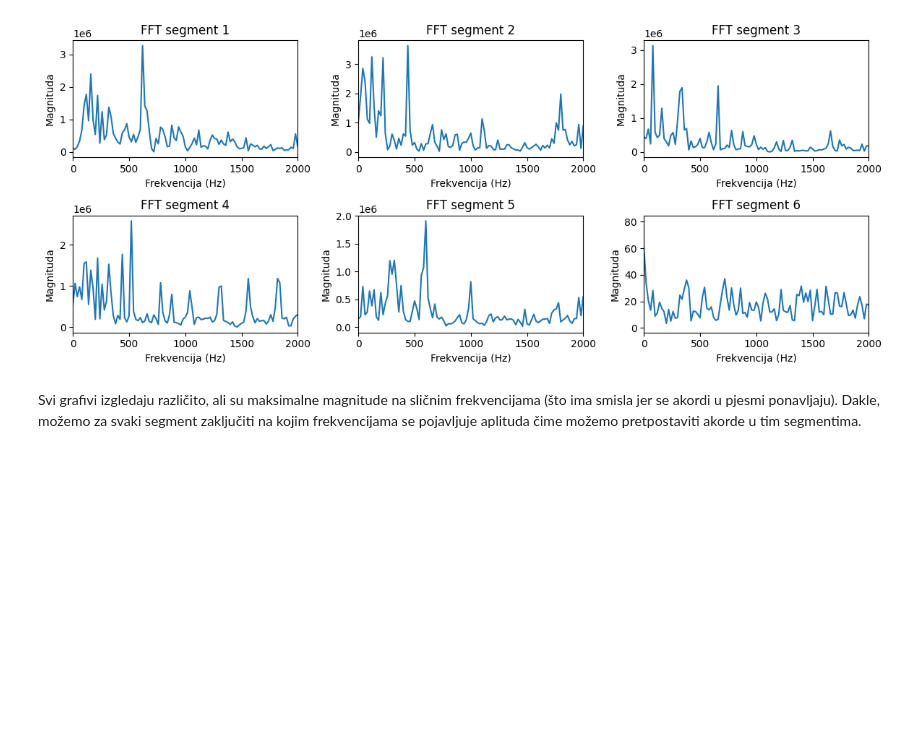
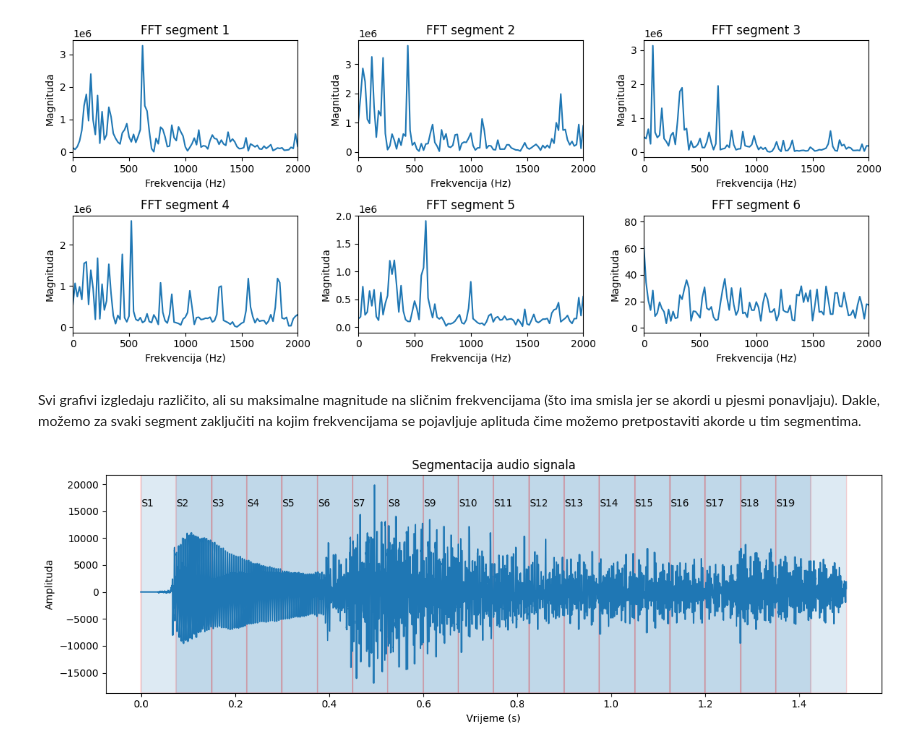
Before and after one commit to niksamujo1/ProjectChord, a Jupyter notebook: plot.ipynb, the cells around one changed output. Saved outputs shown, nothing was run; the diff lists cells and outputs as text; code cells hidden in the pictures; blank space fills up the shorter version.

```diff
--- a/plot.ipynb
+++ b/plot.ipynb
@@ -294,3 +294,54 @@ plt.show()
 [figure]
 # %% [markdown]
 Svi grafivi izgledaju različito, ali su maksimalne magnitude na sličnim frekvencijama (što ima smisla jer se akordi u pjesmi ponavljaju). Dakle, možemo za svaki segment zaključiti na kojim frekvencijama se pojavljuje aplituda čime možemo pretpostaviti akorde u tim segmentima.
+# %%
+import numpy as np
+import scipy.io.wavfile as wav
+import matplotlib.pyplot as plt
+
+sample_rate, signal = wav.read("test_primjeri/Greensleevs.wav")
+
+if len(signal.shape) > 1:
+    signal = signal.mean(axis=1)
+
+duration = 1.5
+signal = signal[:int(duration * sample_rate)]
+
+time = np.arange(len(signal)) / sample_rate
+
+window_duration = 0.15
+overlap = 0.5
+
+window_size = int(window_duration * sample_rate)
+hop_size = int(window_size * (1 - overlap))
+
+plt.figure(figsize=(12,4))
+plt.plot(time, signal)
+
+for i, start in enumerate(range(0, len(signal)-window_size, hop_size)):
+    end = start + window_size
+
+    plt.axvspan(
+        start/sample_rate,
+        end/sample_rate,
+        alpha=0.15,
+        edgecolor="red",
+        linewidth=1.5
+    )
+
+    plt.text(
+        start/sample_rate,
+        max(signal)*0.8,
+        f"S{i+1}"
+    )
+
+    if i == 19:
+        break
+
+plt.title("Segmentacija audio signala")
+plt.xlabel("Vrijeme (s)")
+plt.ylabel("Amplituda")
+plt.tight_layout()
+plt.show()
+# %% [output]
+[figure, added]
```
Also changed, not shown: 45 other files.
